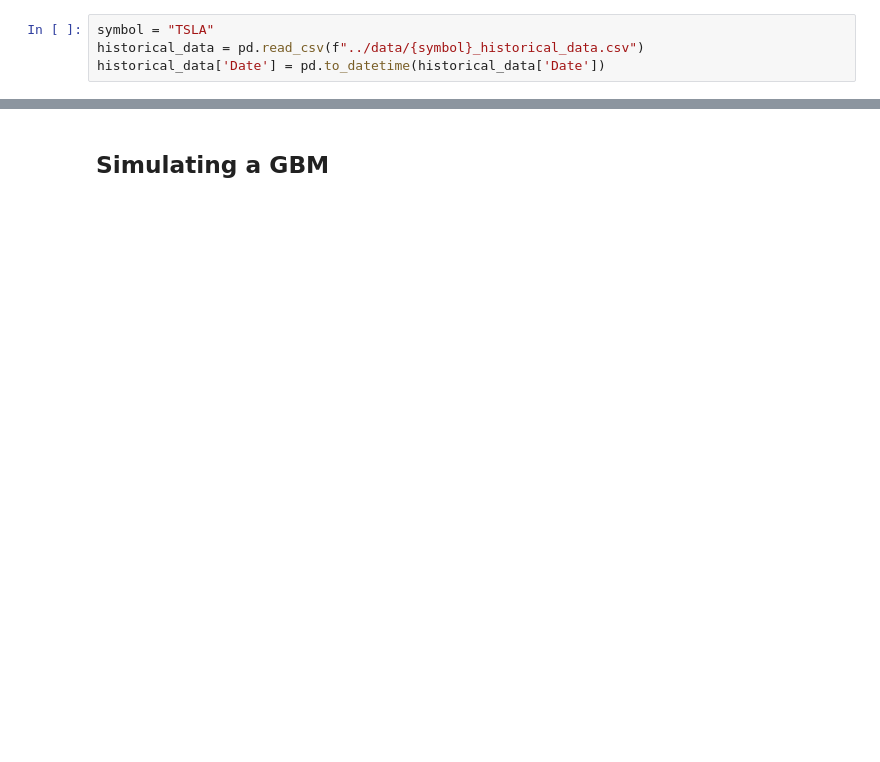
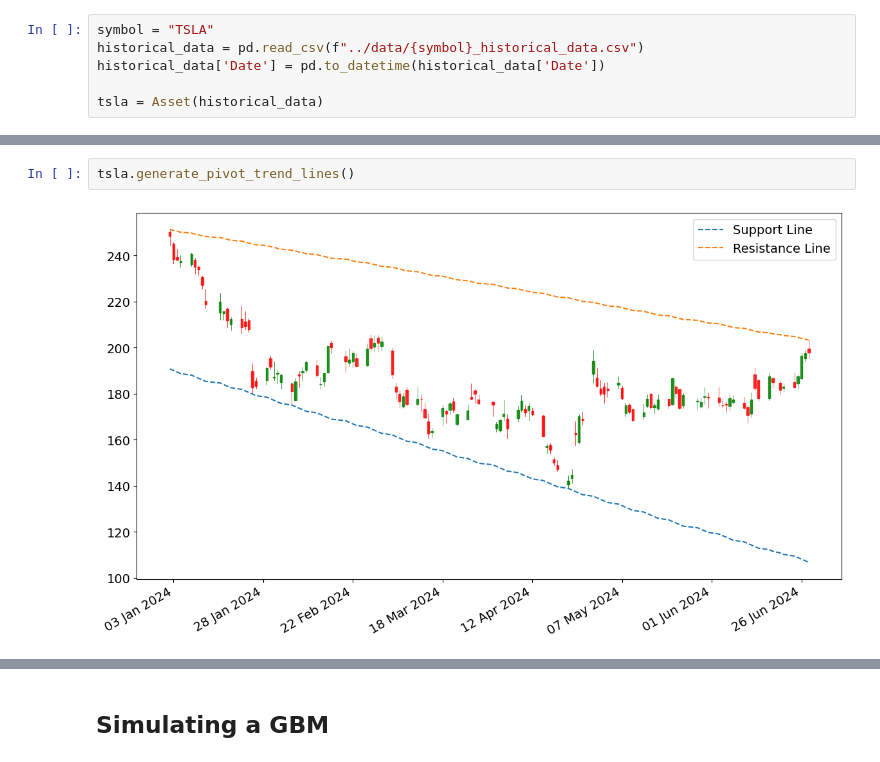
Before and after one commit to AndrewCheam/TrendLine-Automation, a Jupyter notebook: src/trend_line_automation.ipynb, the cells around one changed output, grey strips where cells are left out. Cells and saved outputs as stored; diff of their text form; blank space fills up the shorter version.

```diff
--- a/src/trend_line_automation.ipynb
+++ b/src/trend_line_automation.ipynb
@@ -24,3 +39,5 @@ plt.rc('font', size=14)
 symbol = "TSLA"
 historical_data = pd.read_csv(f"../data/{symbol}_historical_data.csv")
 historical_data['Date'] = pd.to_datetime(historical_data['Date'])
+
+tsla = Asset(historical_data)
@@ -85,0 +55,4 @@ fig.show()
+# %%
+tsla.generate_pivot_trend_lines()
+# %% [output]
+[figure, added]
```
Also changed, not shown: parts of 12 cells of this notebook, 5 other files.
